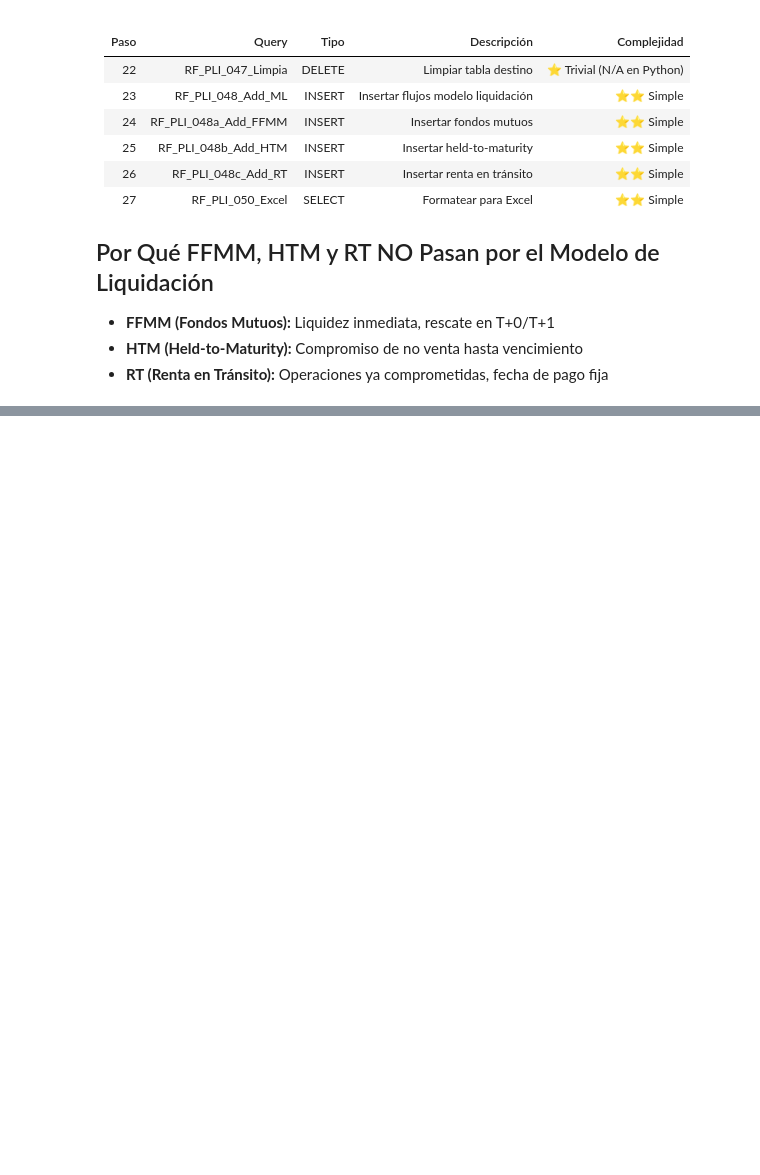
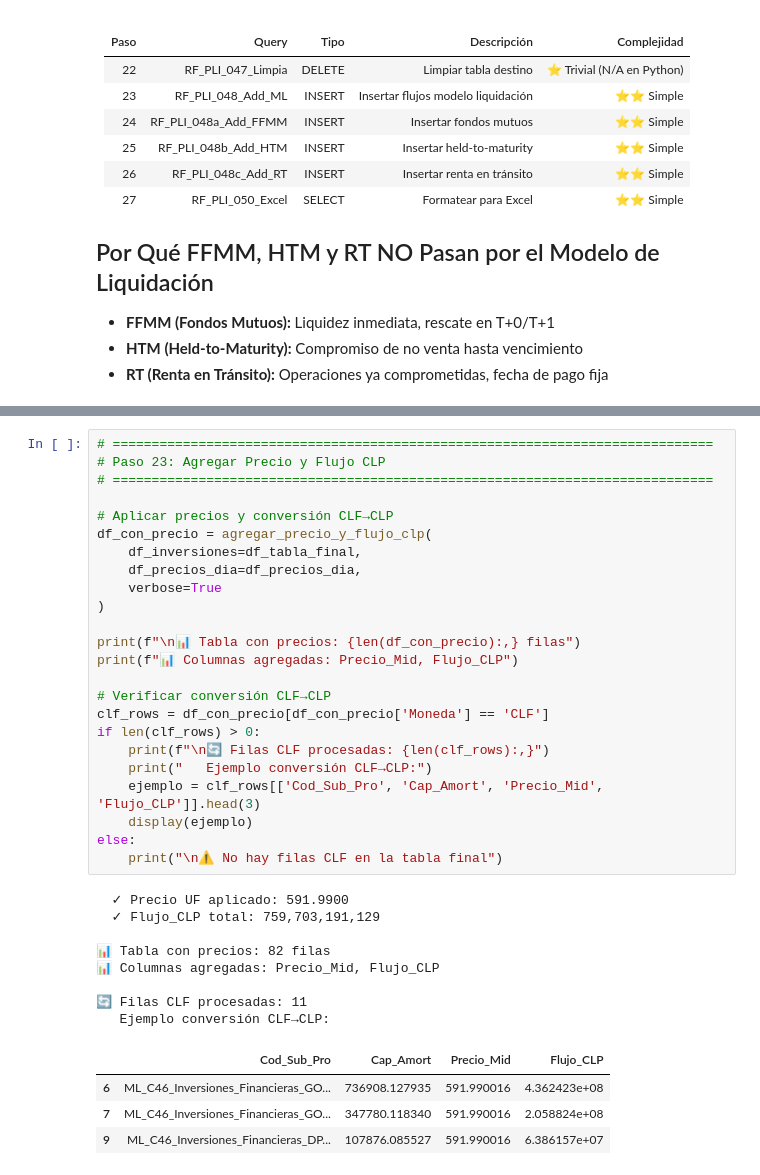
Before and after one commit to vmlandae/bfa-cl-modelos-diarios-v1, a Jupyter notebook: RF_Modelo_Inversiones/dev/draft_ml_inversiones.ipynb, the cells around one changed output, grey strips where cells are left out. Drawn from its saved outputs; the diff is of its cells as text; blank space fills up the shorter version.

```diff
--- a/RF_Modelo_Inversiones/dev/draft_ml_inversiones.ipynb
+++ b/RF_Modelo_Inversiones/dev/draft_ml_inversiones.ipynb
@@ -1189,0 +1281,37 @@ SELECT RF_PLI_049_Tabla_Desarrollo_Modelo_Inversiones.[FECHA PROCESO], RF_PLI_04
+# %%
+# =============================================================================
+# Paso 23: Agregar Precio y Flujo CLP
+# =============================================================================
+
+# Aplicar precios y conversión CLF→CLP
+df_con_precio = agregar_precio_y_flujo_clp(
+    df_inversiones=df_tabla_final,
+    df_precios_dia=df_precios_dia,
+    verbose=True
+)
+
+print(f"\n📊 Tabla con precios: {len(df_con_precio):,} filas")
+print(f"📊 Columnas agregadas: Precio_Mid, Flujo_CLP")
+
+# Verificar conversión CLF→CLP
+clf_rows = df_con_precio[df_con_precio['Moneda'] == 'CLF']
+if len(clf_rows) > 0:
+    print(f"\n🔄 Filas CLF procesadas: {len(clf_rows):,}")
+    print("   Ejemplo conversión CLF→CLP:")
+    ejemplo = clf_rows[['Cod_Sub_Pro', 'Cap_Amort', 'Precio_Mid', 'Flujo_CLP']].head(3)
+    display(ejemplo)
+else:
+    print("\n⚠️ No hay filas CLF en la tabla final")
+# %% [output]
+  ✓ Precio UF aplicado: 591.9900
+  ✓ Flujo_CLP total: 759,703,191,129
+
+📊 Tabla con precios: 82 filas
+📊 Columnas agregadas: Precio_Mid, Flujo_CLP
+
+🔄 Filas CLF procesadas: 11
+   Ejemplo conversión CLF→CLP:
+|  | Cod_Sub_Pro | Cap_Amort | Precio_Mid | Flujo_CLP |
+| 6 | ML_C46_Inversiones_Financieras_GO... | 736908.127935 | 591.990016 | 4.362423e+08 |
+| 7 | ML_C46_Inversiones_Financieras_GO... | 347780.118340 | 591.990016 | 2.058824e+08 |
+| 9 | ML_C46_Inversiones_Financieras_DP... | 107876.085527 | 591.990016 | 6.386157e+07 |
```
Also changed, not shown: parts of 15 cells of this notebook, 2 other files.
